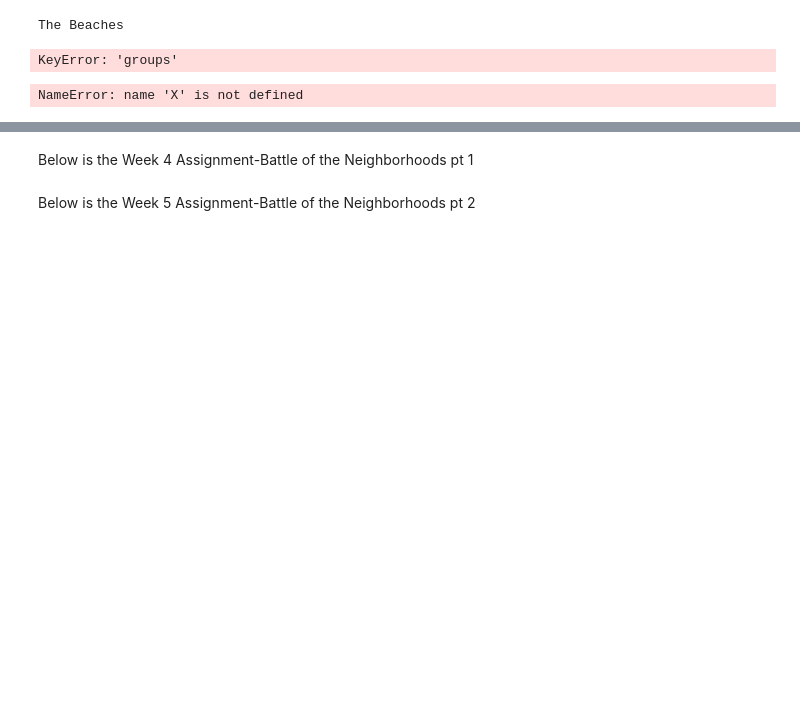
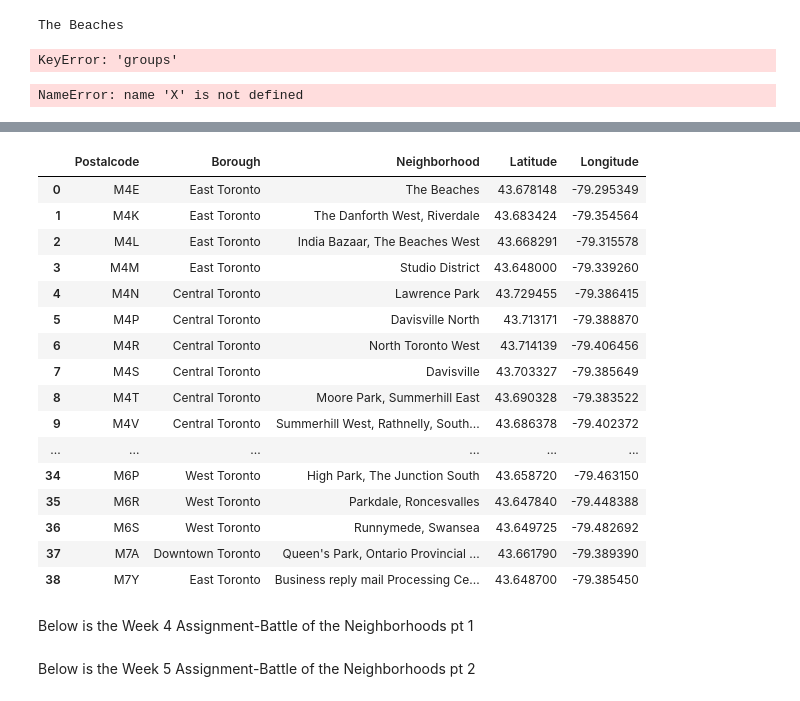
Before and after one commit to FredsUndead/Coursera_Capstone, a Jupyter notebook: Capstone.ipynb, the cells around one changed output, grey strips where cells are left out. Cells and saved outputs as stored; diff of their text form; code cells hidden in the pictures; blank space fills up the shorter version.

Commit message:
Published from Watson Studio.

```diff
--- a/Capstone.ipynb
+++ b/Capstone.ipynb
@@ -317,3 +326,23 @@ NameError: name 'X' is not defined
+# %%
+Postal3
+# %% [output]
+|  | Postalcode | Borough | Neighborhood | Latitude | Longitude |
+| 0 | M4E | East Toronto | The Beaches | 43.678148 | -79.295349 |
+| 1 | M4K | East Toronto | The Danforth West, Riverdale | 43.683424 | -79.354564 |
+| 2 | M4L | East Toronto | India Bazaar, The Beaches West | 43.668291 | -79.315578 |
+| 3 | M4M | East Toronto | Studio District | 43.648000 | -79.339260 |
+| 4 | M4N | Central Toronto | Lawrence Park | 43.729455 | -79.386415 |
+| 5 | M4P | Central Toronto | Davisville North | 43.713171 | -79.388870 |
+| 6 | M4R | Central Toronto | North Toronto West | 43.714139 | -79.406456 |
+| 7 | M4S | Central Toronto | Davisville | 43.703327 | -79.385649 |
+| 8 | M4T | Central Toronto | Moore Park, Summerhill East | 43.690328 | -79.383522 |
+| 9 | M4V | Central Toronto | Summerhill West, Rathnelly, South... | 43.686378 | -79.402372 |
+| ... | ... | ... | ... | ... | ... |
+| 34 | M6P | West Toronto | High Park, The Junction South | 43.658720 | -79.463150 |
+| 35 | M6R | West Toronto | Parkdale, Roncesvalles | 43.647840 | -79.448388 |
+| 36 | M6S | West Toronto | Runnymede, Swansea | 43.649725 | -79.482692 |
+| 37 | M7A | Downtown Toronto | Queen's Park, Ontario Provincial ... | 43.661790 | -79.389390 |
+| 38 | M7Y | East Toronto | Business reply mail Processing Ce... | 43.648700 | -79.385450 |
 # %% [markdown]
 Below is the Week 4 Assignment-Battle of the Neighborhoods pt 1
 # %% [markdown]
```
Also changed, not shown: parts of 1 cell of this notebook.
